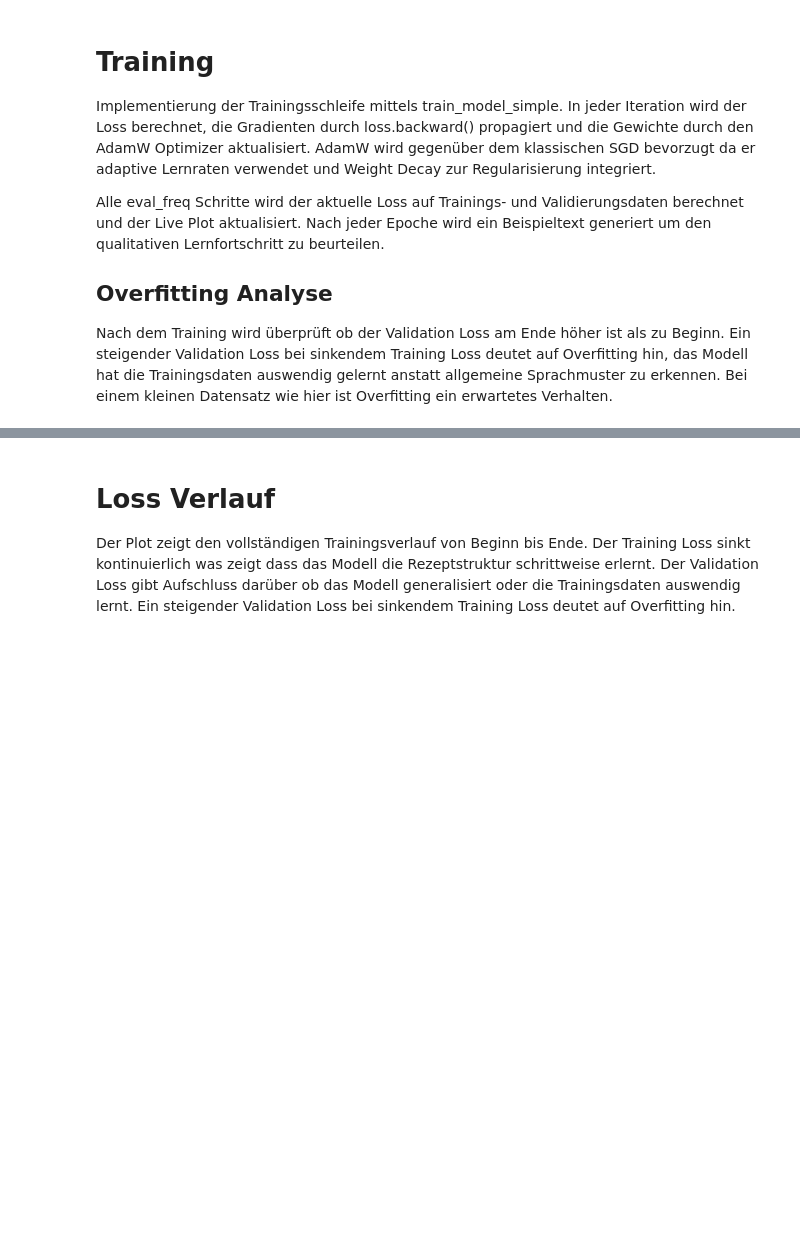
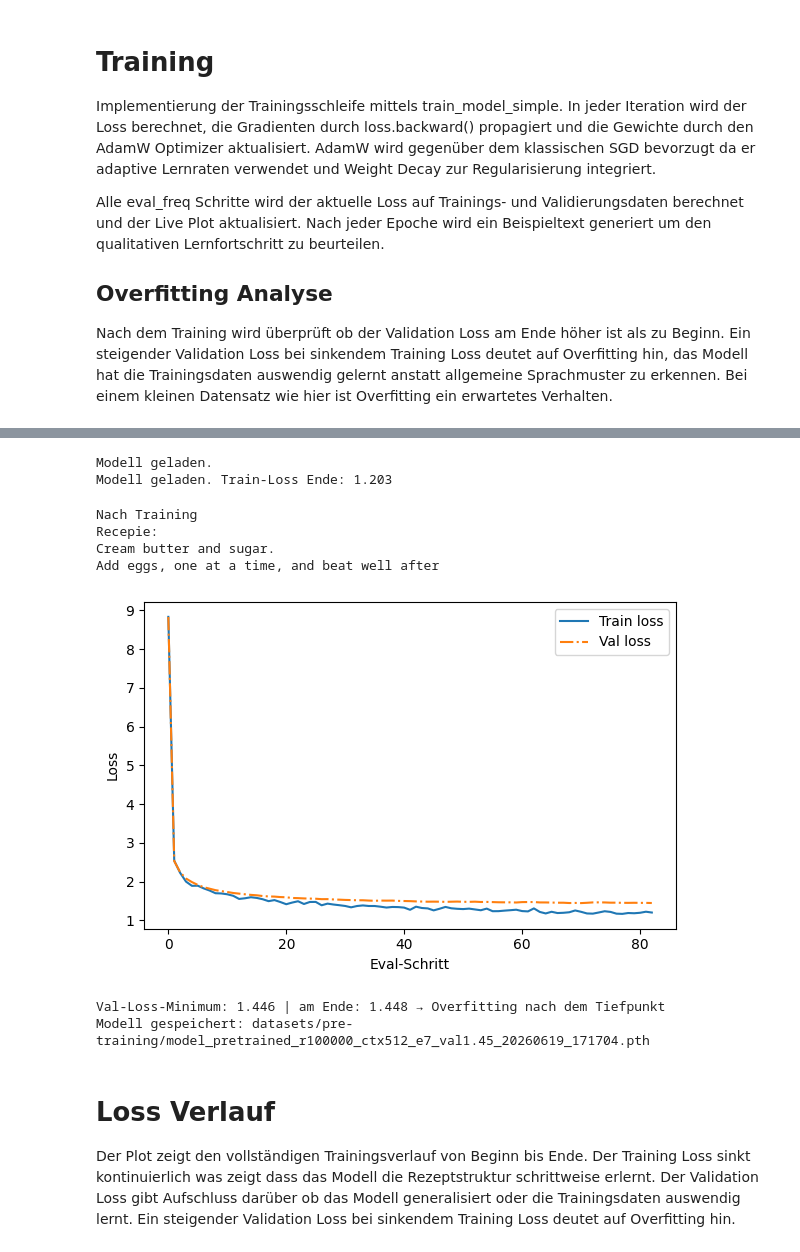
Before and after one commit to fhollaender/LLMs-from-scratch, a Jupyter notebook: Abgabe/lab5.ipynb, the cells around one changed output, grey strips where cells are left out. Saved outputs shown, nothing was run; the diff lists cells and outputs as text; code cells hidden in the pictures; blank space fills up the shorter version.

```diff
--- a/Abgabe/lab5.ipynb
+++ b/Abgabe/lab5.ipynb
@@ -586,3 +533,63 @@ KeyboardInterrupt:
+# %%
+MODEL_PATH = "datasets/pre-training/model_pretrained_r100000_ctx512_e7_val1.45_20260619_152253.pth"
+checkpoint = torch.load(MODEL_PATH, map_location=device)
+model.load_state_dict(checkpoint["model_state_dict"])
+train_losses = checkpoint["train_losses"]
+val_losses = checkpoint["val_losses"]
+num_epochs = checkpoint["num_epochs"]
+tokens_seen = list(range(len(train_losses)))
+print("Modell geladen.")
+print(f"Modell geladen. Train-Loss Ende: {train_losses[-1]:.3f}")
+# %% [output]
+Modell geladen.
+Modell geladen. Train-Loss Ende: 1.203
+# %%
+
+# Nach Training
+print("Nach Training")
+torch.manual_seed(123)
+token_ids = generate_text_simple(
+    model=model,
+    idx=text_to_token_ids("Recepie:", tokenizer).to(device),
+    max_new_tokens=20,
+    context_size=GPT_CONFIG["context_length"]
+)
+print(token_ids_to_text(token_ids, tokenizer))
+
+# Plot einmal am Ende (ohne clear_output -> Log + Plot bleiben sichtbar)
+plt.figure(figsize=(6, 4))
+plt.plot(train_losses, label="Train loss")
+plt.plot(val_losses, linestyle="-.", label="Val loss")
+plt.xlabel("Eval-Schritt"); plt.ylabel("Loss"); plt.legend(); plt.tight_layout(); plt.show()
+
+# Overfitting-Report
+if val_losses[-1] > min(val_losses):
+    print(f"Val-Loss-Minimum: {min(val_losses):.3f} | am Ende: {val_losses[-1]:.3f} → Overfitting nach dem Tiefpunkt")
+else:
+    print("Val-Loss noch fallend — evtl. mehr Daten/Epochen möglich")
+optimizer = torch.optim.AdamW(model.parameters(), lr=0.0004, weight_decay=0.1)
+ts = datetime.now().strftime("%Y%m%d_%H%M%S")
+best_val = min(val_losses)
+RUN_NAME = f"model_pretrained_r{len(recipes)}_ctx{GPT_CONFIG['context_length']}_e{num_epochs}_val{best_val:.2f}_{ts}"
+MODEL_PATH = f"datasets/pre-training/{RUN_NAME}.pth"
+os.makedirs(os.path.dirname(MODEL_PATH), exist_ok=True)
+torch.save({
+    "model_state_dict": model.state_dict(),
+    "optimizer_state_dict": optimizer.state_dict(),
+    "config": GPT_CONFIG,
+    "train_losses": train_losses,
+    "val_losses": val_losses,
+    "num_epochs": num_epochs,
+}, MODEL_PATH)
+print(f"Modell gespeichert: {MODEL_PATH}")
+# %% [output]
+Nach Training
+Recepie:
+Cream butter and sugar.
+Add eggs, one at a time, and beat well after
+[figure, added]
+Val-Loss-Minimum: 1.446 | am Ende: 1.448 → Overfitting nach dem Tiefpunkt
+Modell gespeichert: datasets/pre-training/model_pretrained_r100000_ctx512_e7_val1.45_20260619_171704.pth
 # %% [markdown]
 # Loss Verlauf
 
```
Also changed, not shown: parts of 25 cells of this notebook.
